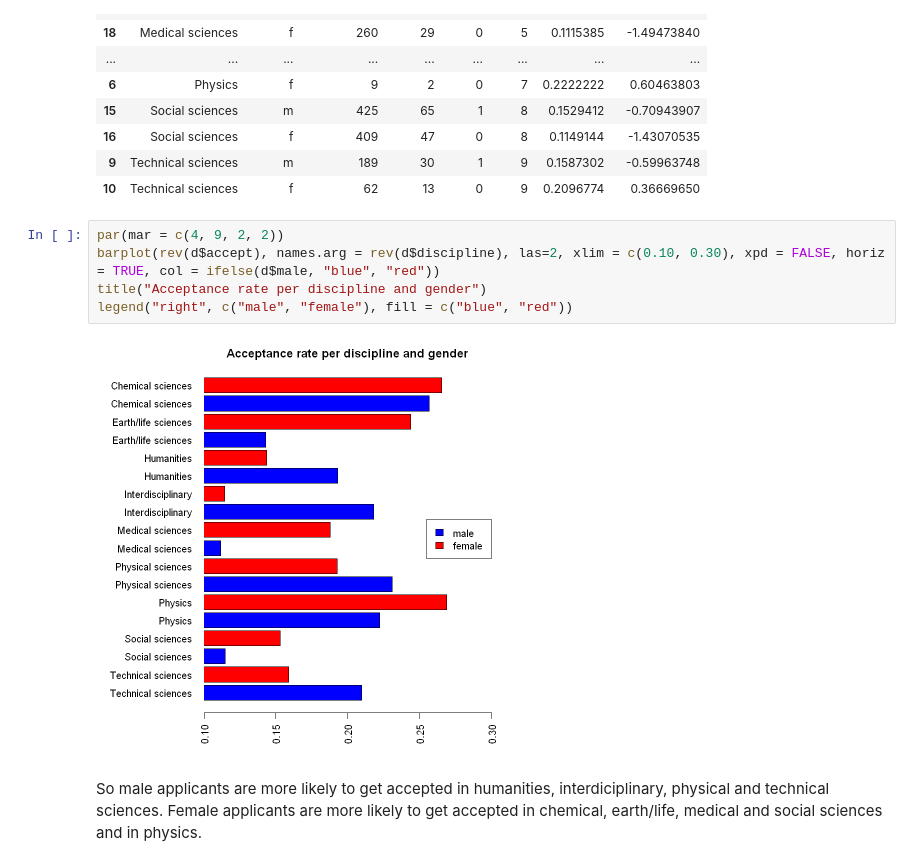
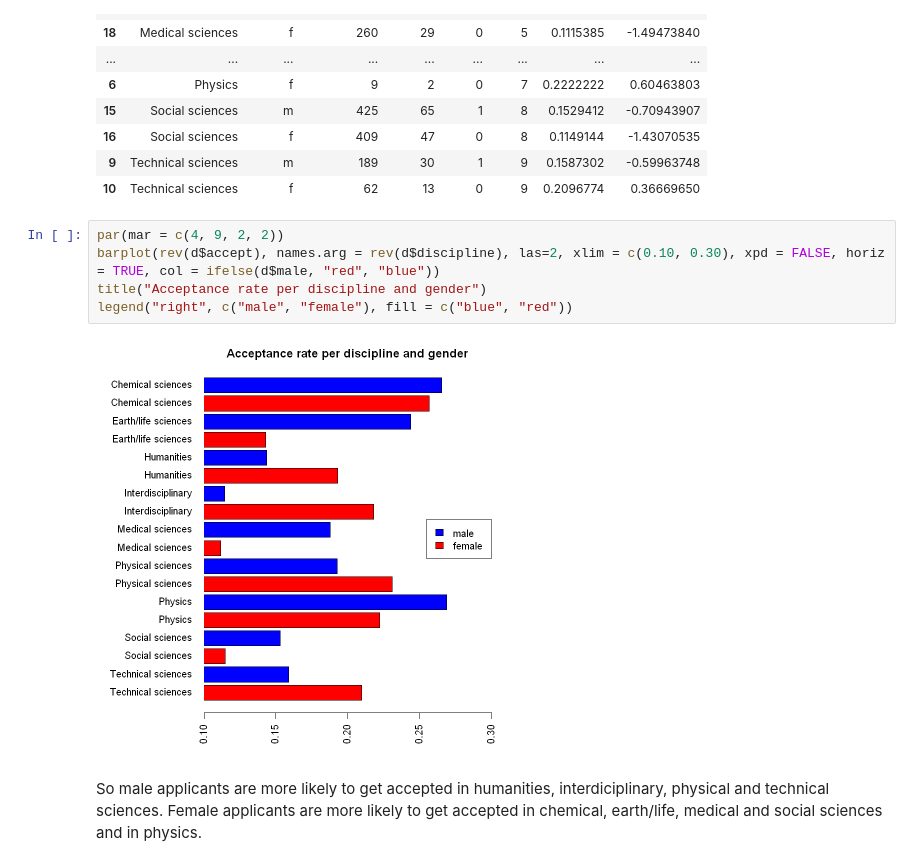
Before and after one commit to TimeTeleporter/advanced_statistics, a Jupyter notebook: exercise_sheet_10/exercise_sheet_10_Immanuel_Albrecht.ipynb, the cells around one changed output. Drawn from its saved outputs; the diff is of its cells as text.

```diff
--- a/exercise_sheet_10/exercise_sheet_10_Immanuel_Albrecht.ipynb
+++ b/exercise_sheet_10/exercise_sheet_10_Immanuel_Albrecht.ipynb
@@ -41,11 +59,11 @@ A data.frame: 18 × 8
 | 10 | Technical sciences | f | 62 | 13 | 0 | 9 | 0.2096774 | 0.36669650 |
 # %%
 par(mar = c(4, 9, 2, 2))
-barplot(rev(d$accept), names.arg = rev(d$discipline), las=2, xlim = c(0.10, 0.30), xpd = FALSE, horiz = TRUE, col = ifelse(d$male, "blue", "red"))
+barplot(rev(d$accept), names.arg = rev(d$discipline), las=2, xlim = c(0.10, 0.30), xpd = FALSE, horiz = TRUE, col = ifelse(d$male, "red", "blue"))
 title("Acceptance rate per discipline and gender")
 legend("right", c("male", "female"), fill = c("blue", "red"))
 # %% [output]
-[figure, old version]
+[figure, new version]
 # %% [markdown]
 So male applicants are more likely to get accepted in humanities, interdiciplinary, physical and technical sciences. Female applicants are more likely to get accepted in chemical, earth/life, medical and social sciences and in physics.
 # %%
```
Also changed, not shown: parts of 9 cells of this notebook.
